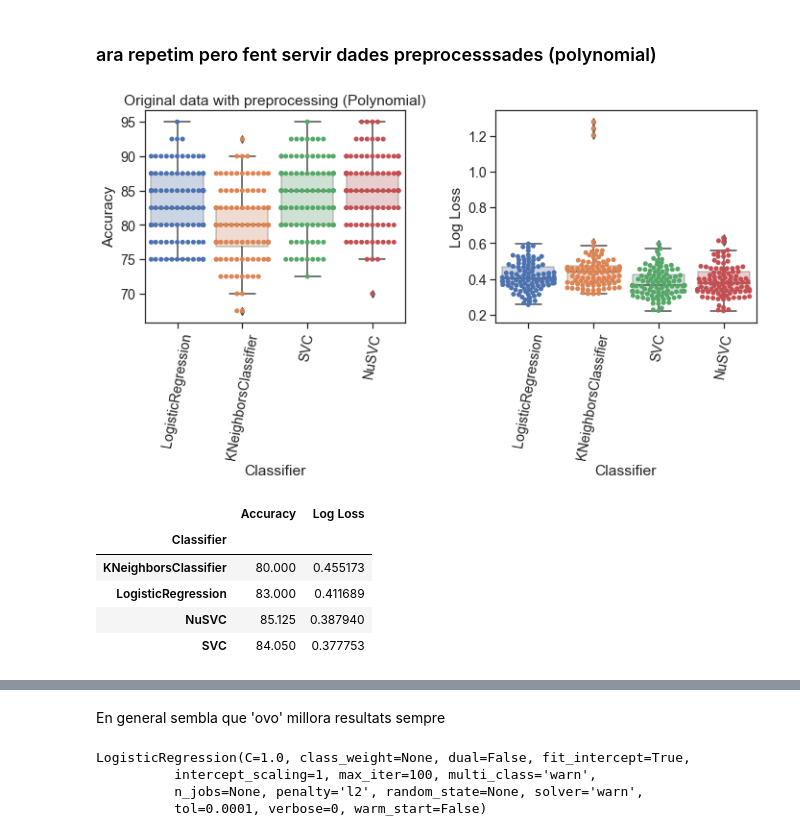
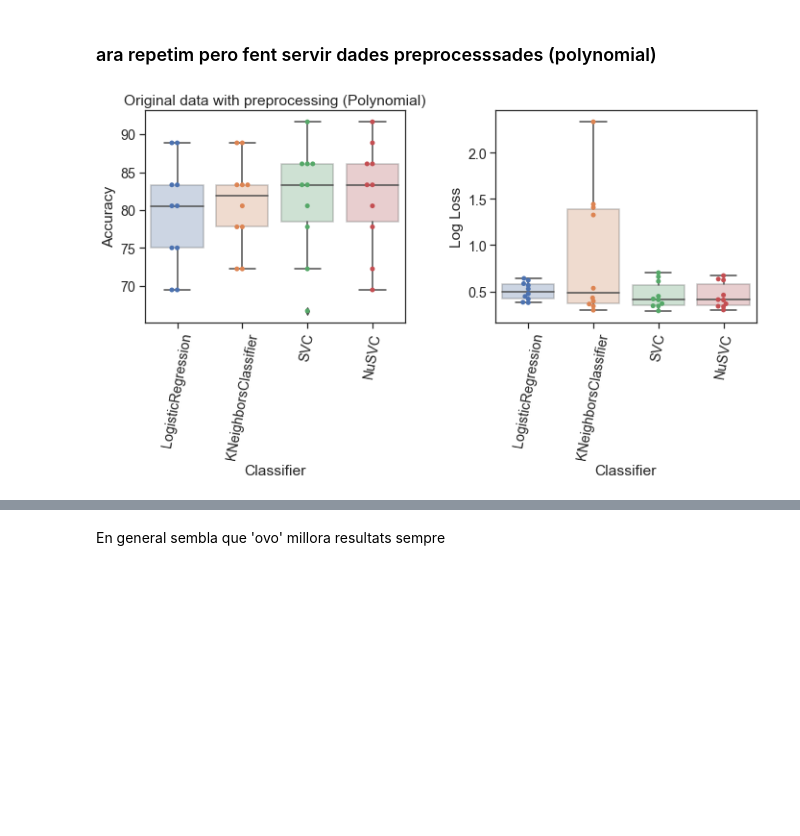
Before and after one commit to PCerralbo/Driven_Heart_Disease, a Jupyter notebook: Model_SVC_Submission4.ipynb, the cells around one changed output, grey strips where cells are left out. Drawn from its saved outputs; the diff is of its cells as text; code cells hidden in the pictures; blank space fills up the shorter version.

```diff
--- a/Model_SVC_Submission4.ipynb
+++ b/Model_SVC_Submission4.ipynb
@@ -537,10 +535,13 @@ classifiers = [
 # Logging for Visual Comparison
 log_cols=["Classifier", "Accuracy", "Log Loss"]
 log = pd.DataFrame(columns=log_cols)
+log2 = pd.DataFrame(columns=log_cols)
+log3 = pd.DataFrame(columns=log_cols)
+log3_smote = pd.DataFrame(columns=log_cols)
 
-
-for i in range (100):
-    xx_train, xx_test, yy_train, yy_test = train_test_split(X3_train_smote, y_train_smote, test_size=0.2)
+for i in range (10):
+    # dades originals
+    xx_train, xx_test, yy_train, yy_test = train_test_split(X_train, y_train, test_size=0.2, random_state=i*10)
     for clf in classifiers:
         clf.fit(xx_train, yy_train)
         name = clf.__class__.__name__
@@ -548,38 +549,83 @@ for i in range (100):
 
         train_predictions = clf.predict(xx_test)
         acc = accuracy_score(yy_test, train_predictions)
 
         train_predictions = clf.predict_proba(xx_test)
         ll = log_loss(yy_test, train_predictions)
 
         log_entry = pd.DataFrame([[name, acc*100, ll]], columns=log_cols)
         log = log.append(log_entry)
+
+    # dades X2
+    xx_train, xx_test, yy_train, yy_test = train_test_split(X2_train, y_train, test_size=0.2, random_state=i*10)
+    for clf in classifiers:
+        clf.fit(xx_train, yy_train)
+        name2 = clf.__class__.__name__
+
+
+        train_predictions2 = clf.predict(xx_test)
+        acc2 = accuracy_score(yy_test, train_predictions2)
+
+        train_predictions2 = clf.predict_proba(xx_test)
+        ll2 = log_loss(yy_test, train_predictions2)
+
+        log_entry2 = pd.DataFrame([[name2, acc2*100, ll2]], columns=log_cols)
+        log2 = log2.append(log_entry2)
+
+    # dades X3
+    xx_train, xx_test, yy_train, yy_test = train_test_split(X3_train, y_train, test_size=0.2, random_state=i*10)
+    for clf in classifiers:
+        clf.fit(xx_train, yy_train)
+        name3 = clf.__class__.__name__
+
+
+        train_predictions3 = clf.predict(xx_test)
+        acc3 = accuracy_score(yy_test, train_predictions3)
+
+        train_predictions3 = clf.predict_proba(xx_test)
+        ll3 = log_loss(yy_test, train_predictions3)
+
+        log_entry3 = pd.DataFrame([[name3, acc3*100, ll3]], columns=log_cols)
+        log3 = log3.append(log_entry3)
+
+    # dades X3
+    xx_train, xx_test, yy_train, yy_test = train_test_split(X3_train_smote, y_train_smote, test_size=0.2, random_state=i*10)
+    for clf in classifiers:
+        clf.fit(xx_train, yy_train)
+        name3_smote = clf.__class__.__name__
+
+
+        train_predictions3_smote = clf.predict(xx_test)
+        acc3_smote = accuracy_score(yy_test, train_predictions3_smote)
+
+        train_predictions3_smote = clf.predict_proba(xx_test)
+        ll3_smote = log_loss(yy_test, train_predictions3_smote)
+
+        log_entry3_smote = pd.DataFrame([[name3_smote, acc3_smote*100, ll3_smote]], columns=log_cols)
+        log3_smote = log3_smote.append(log_entry3_smote)
 
 
 
 plt.figure(figsize=(10,6))
 plt.subplot(1,2,1)
 sns.boxplot(y=log['Accuracy'],x=log['Classifier'],  boxprops=dict(alpha=.3))
 sns.swarmplot(y=log['Accuracy'],x=log['Classifier'])
 plt.xticks(rotation=80)
 plt.title('Original data with preprocessing (Polynomial)')
 
 
 plt.subplot(1,2,2)
 sns.boxplot(y=log['Log Loss'],x=log['Classifier'],  boxprops=dict(alpha=.3))
 sns.swarmplot(y=log['Log Loss'],x=log['Classifier'])
 plt.xticks(rotation=80)
 
 plt.tight_layout()
 plt.show()
 
 
-log.groupby('Classifier').mean()
+print (log.groupby('Classifier').mean())
+print (log2.groupby('Classifier').mean())
+print (log3.groupby('Classifier').mean())
+print (log3_smote.groupby('Classifier').mean())
 # %% [output]
-[figure, old version]
+[figure, new version]
-|  | Accuracy | Log Loss |
-| Classifier |  |  |
-| KNeighborsClassifier | 80.000 | 0.455173 |
-| LogisticRegression | 83.000 | 0.411689 |
-| NuSVC | 85.125 | 0.387940 |
-| SVC | 84.050 | 0.377753 |
@@ -586,11 +649,3 @@ log.groupby('Classifier').mean()
 # %% [markdown]
 En general sembla que 'ovo' millora resultats sempre
-# %%
-clf = LogisticRegression()
-clf
-# %% [output]
-LogisticRegression(C=1.0, class_weight=None, dual=False, fit_intercept=True,
-          intercept_scaling=1, max_iter=100, multi_class='warn',
-          n_jobs=None, penalty='l2', random_state=None, solver='warn',
-          tol=0.0001, verbose=0, warm_start=False)
 # %%
```
Also changed, not shown: parts of 11 cells of this notebook.
